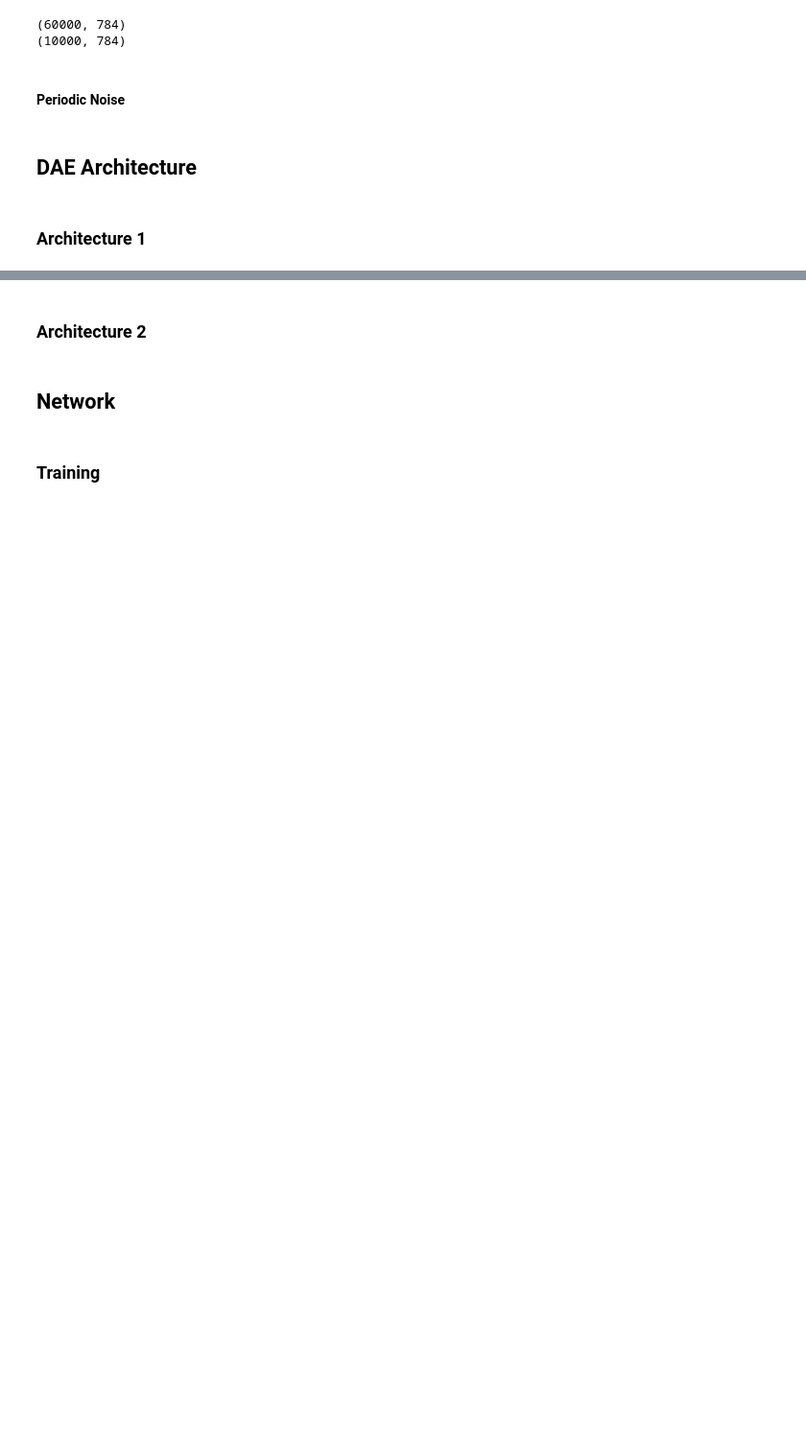
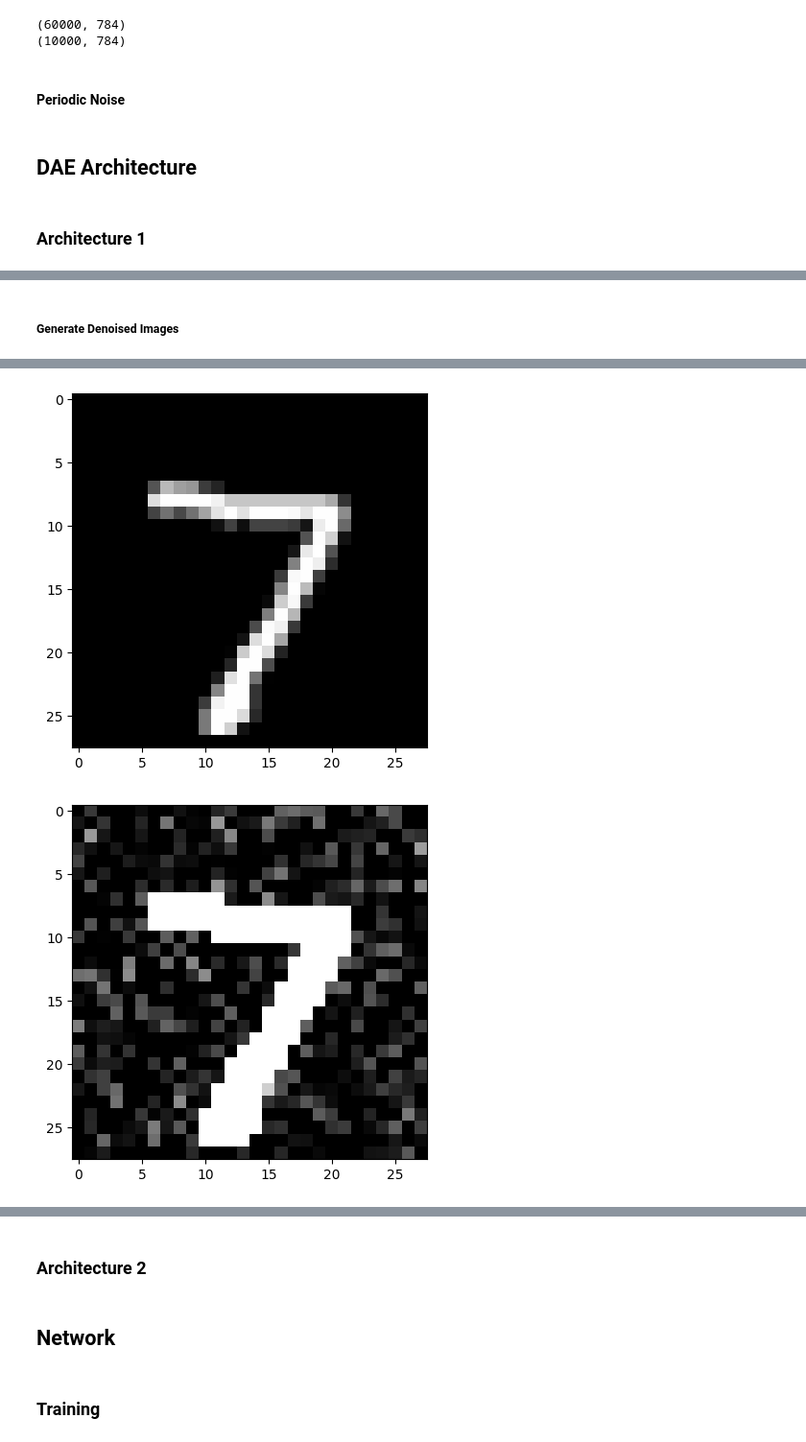
Before and after one commit to adi-ghosh/DAENoiseProfile, a Jupyter notebook: Noise Profile.ipynb, the cells around one changed output, grey strips where cells are left out. Shown: that part at 96% size. Drawn from its saved outputs; the diff is of its cells as text; code cells hidden in the pictures; blank space fills up the shorter version.

```diff
--- a/Noise Profile.ipynb
+++ b/Noise Profile.ipynb
@@ -262,0 +262,6 @@ model.add(Dense(784, activation='sigmoid'))
+# %%
+x = Reshape((28, 28, 1))(input_layer)
+x = Conv2D(32, (3, 3), activation='relu', padding='same')(x)
+x = MaxPooling2D((2, 2), padding='same')(x)
+x = Conv2D(32, (3, 3), activation='relu', padding='same')(x)
+encoded = MaxPooling2D((2, 2), padding='same')(x)
@@ -262,0 +270,6 @@ model.add(Dense(784, activation='sigmoid'))
+# %%
+x = Conv2D(32, (3, 3), activation='relu', padding='same')(encoded)
+x = UpSampling2D((2, 2))(x)
+x = Conv2D(32, (3, 3), activation='relu', padding='same')(x)
+x = UpSampling2D((2, 2))(x)
+decoded = Conv2D(1, (3, 3), activation='sigmoid', padding='same')(x)
@@ -262,0 +278,3 @@ model.add(Dense(784, activation='sigmoid'))
+# %%
+autoencoder = Model(input_layer, decoded)
+autoencoder.compile(optimizer='adam', loss='binary_crossentropy')
@@ -262,0 +283,2 @@ model.add(Dense(784, activation='sigmoid'))
+# %%
+autoencoder.fit(MNIST_x_train_guassian, MNIST_X_train, epochs=10, batch_size=128, validation_data=(MNIST_x_test_guassian, MNIST_X_test))
@@ -262,0 +307,16 @@ model.add(Dense(784, activation='sigmoid'))
+# %% [markdown]
+##### Generate Denoised Images
+# %%
+denoised_images = autoencoder.predict(MNIST_x_test_guassian)
+# Display the first image in the test set
+plt.imshow(MNIST_X_test[0], cmap='gray')
+plt.show()
+
+# Display the first image in the noisy test set
+plt.imshow(MNIST_x_test_guassian[0].reshape(28, 28), cmap='gray')
+plt.show()
+
+# Display the first image in the denoised test set
+plt.imshow(denoised_images[0].reshape(28, 28), cmap='gray')
+plt.show()
+# %% [output]
@@ -262,0 +324,2 @@ model.add(Dense(784, activation='sigmoid'))
+[figure, added]
+[figure, added]
```
Also changed, not shown: parts of 11 cells of this notebook.
